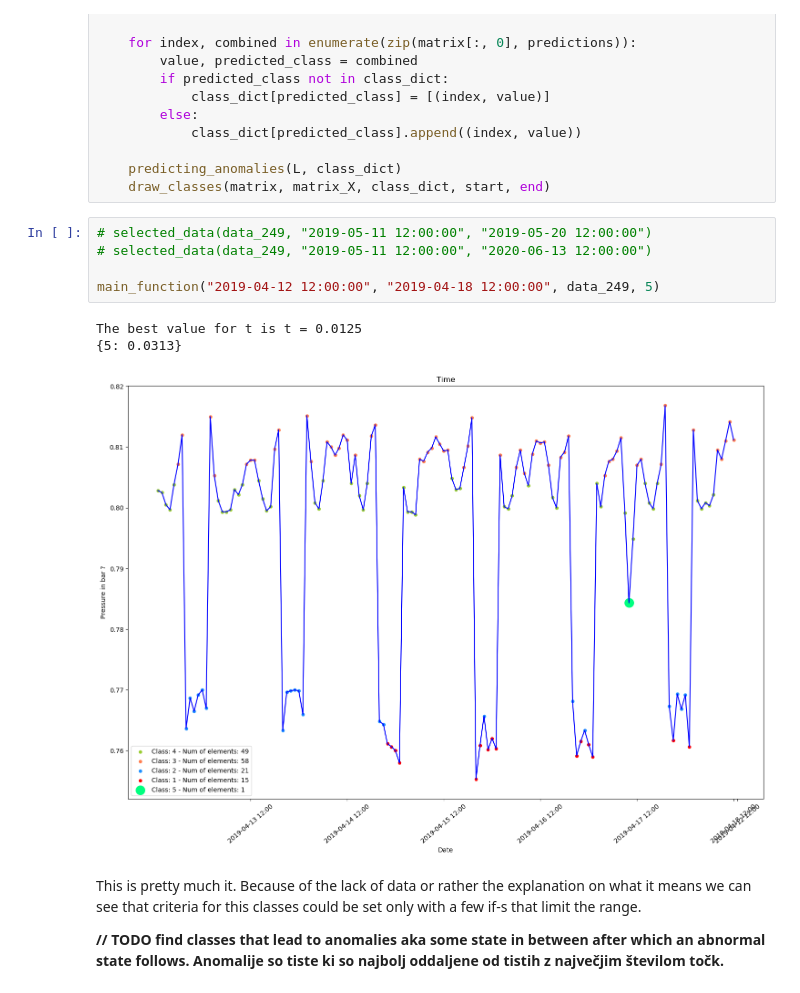
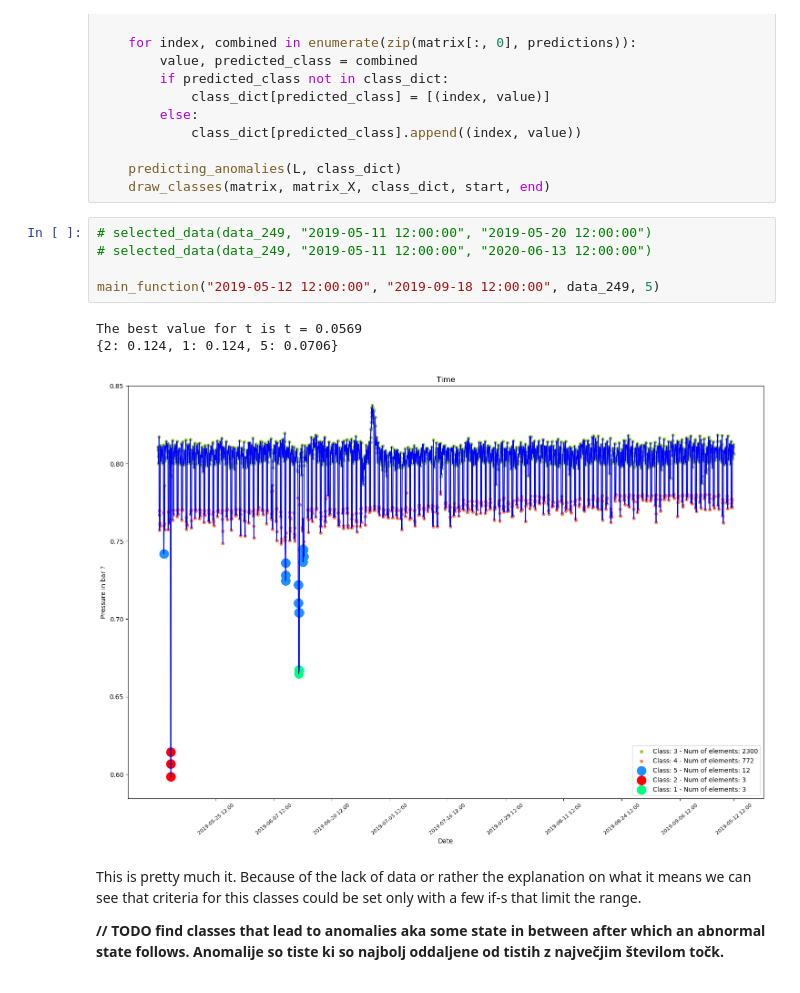
Before and after one commit to Zan-23/IJS_water_loss, a Jupyter notebook: notebooks/Hierarhical_Clustering_General_Anomaly_Finding.ipynb, the cells around one changed output. Cells and saved outputs as stored; diff of their text form.

```diff
--- a/notebooks/Hierarhical_Clustering_General_Anomaly_Finding.ipynb
+++ b/notebooks/Hierarhical_Clustering_General_Anomaly_Finding.ipynb
@@ -303,12 +303,12 @@ def main_function(start, end, data_fun, number_of_clusters):
 # %%
 # selected_data(data_249, "2019-05-11 12:00:00", "2019-05-20 12:00:00")
 # selected_data(data_249, "2019-05-11 12:00:00", "2020-06-13 12:00:00")
 
-main_function("2019-04-12 12:00:00", "2019-04-18 12:00:00", data_249, 5)
+main_function("2019-05-12 12:00:00", "2019-09-18 12:00:00", data_249, 5)
 # %% [output]
-The best value for t is t = 0.0125
-{5: 0.0313}
+The best value for t is t = 0.0569
+{2: 0.124, 1: 0.124, 5: 0.0706}
-[figure, old version]
+[figure, new version]
 # %% [markdown]
 This is pretty much it. Because of the lack of data or rather the explanation on what it means we can see that criteria for this classes could be set only with a few if-s that limit the range.
 
```
Also changed, not shown: 2 other files.
